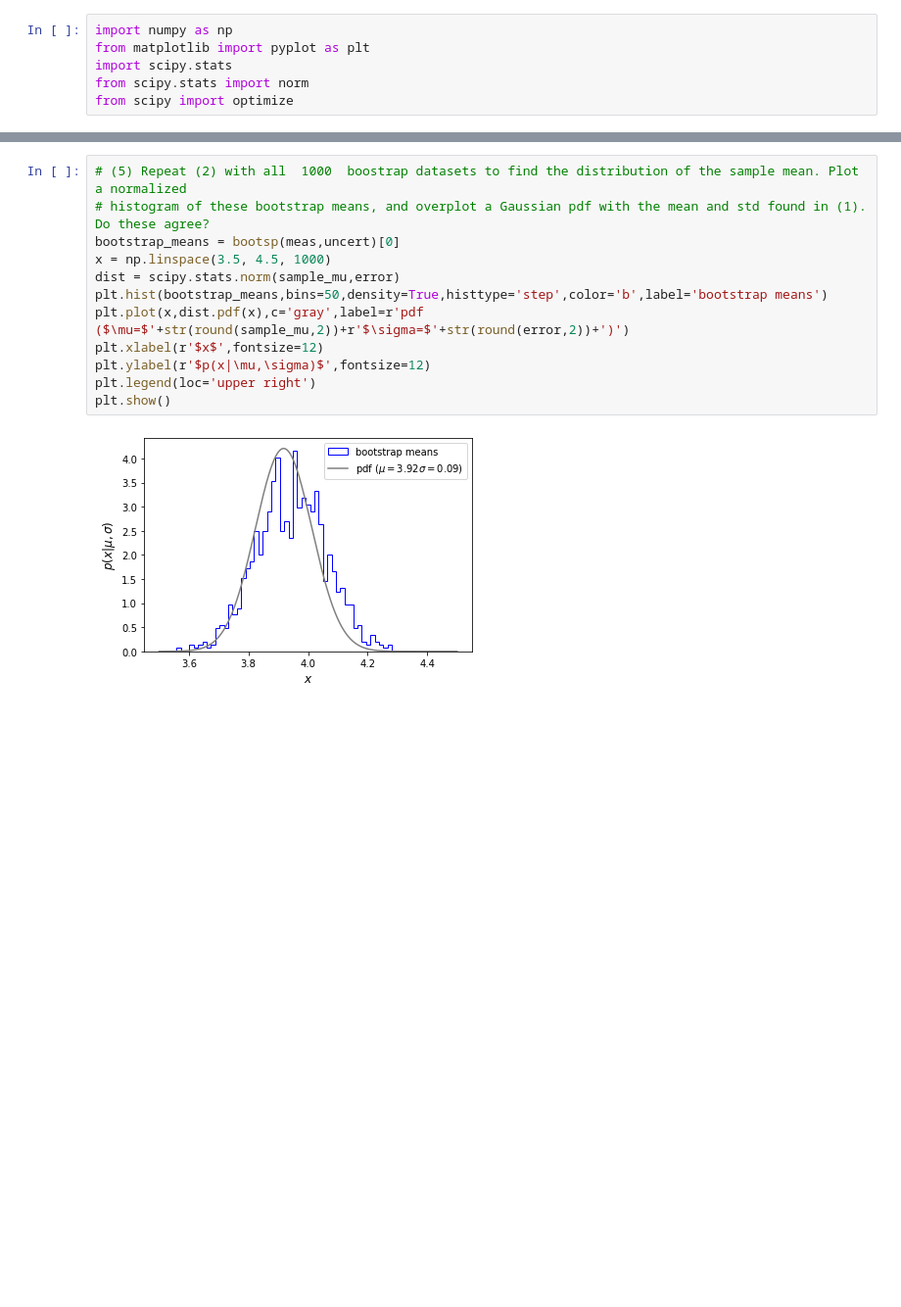
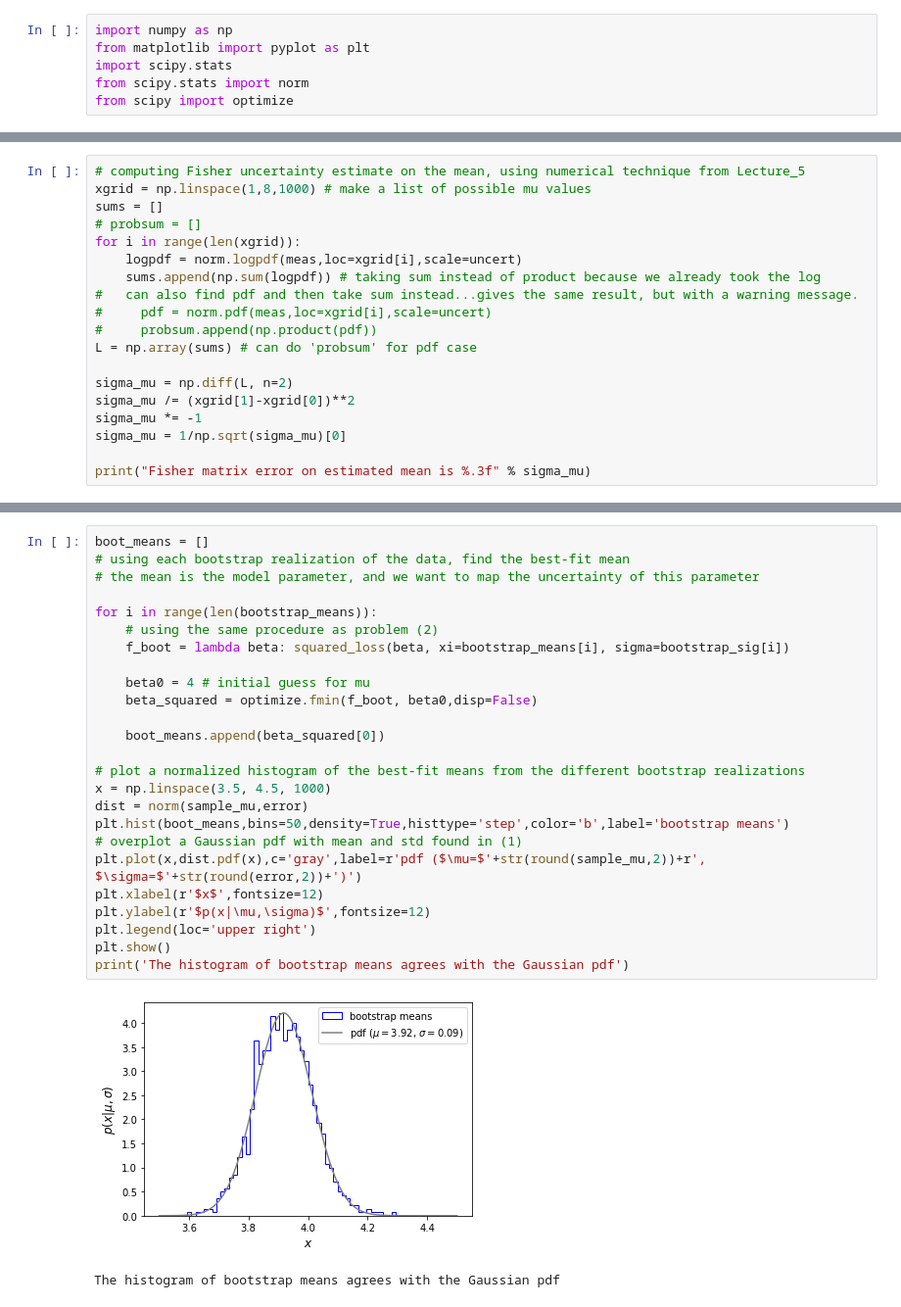
Before and after one commit to VanderbiltAstronomy/astr_8070_s22, a Jupyter notebook: coursework/student_folders/niana_mohammed/vu_astr8070_s22_hw3_NianaMohammed.ipynb, the cells around one changed output, grey strips where cells are left out. Shown at 98% size. Cells and saved outputs as stored; diff of their text form; blank space fills up the shorter version.

```diff
--- a/coursework/student_folders/niana_mohammed/vu_astr8070_s22_hw3_NianaMohammed.ipynb
+++ b/coursework/student_folders/niana_mohammed/vu_astr8070_s22_hw3_NianaMohammed.ipynb
@@ -105,0 +97,19 @@ error/np.sqrt(len(meas))
+# %%
+# computing Fisher uncertainty estimate on the mean, using numerical technique from Lecture_5
+xgrid = np.linspace(1,8,1000) # make a list of possible mu values
+sums = []
+# probsum = []
+for i in range(len(xgrid)):
+    logpdf = norm.logpdf(meas,loc=xgrid[i],scale=uncert)
+    sums.append(np.sum(logpdf)) # taking sum instead of product because we already took the log
+#   can also find pdf and then take sum instead...gives the same result, but with a warning message.
+#     pdf = norm.pdf(meas,loc=xgrid[i],scale=uncert)
+#     probsum.append(np.product(pdf))
+L = np.array(sums) # can do 'probsum' for pdf case
+
+sigma_mu = np.diff(L, n=2)
+sigma_mu /= (xgrid[1]-xgrid[0])**2
+sigma_mu *= -1
+sigma_mu = 1/np.sqrt(sigma_mu)[0]
+
+print("Fisher matrix error on estimated mean is %.3f" % sigma_mu)
@@ -138,14 +142,28 @@ array(['Y', 'G', 'B', 'R'], dtype='<U1')
 # %%
-# (5) Repeat (2) with all  1000  boostrap datasets to find the distribution of the sample mean. Plot a normalized
-# histogram of these bootstrap means, and overplot a Gaussian pdf with the mean and std found in (1). Do these agree?
-bootstrap_means = bootsp(meas,uncert)[0]
+boot_means = []
+# using each bootstrap realization of the data, find the best-fit mean
+# the mean is the model parameter, and we want to map the uncertainty of this parameter
+
+for i in range(len(bootstrap_means)):
+    # using the same procedure as problem (2)
+    f_boot = lambda beta: squared_loss(beta, xi=bootstrap_means[i], sigma=bootstrap_sig[i])
+
+    beta0 = 4 # initial guess for mu
+    beta_squared = optimize.fmin(f_boot, beta0,disp=False)
+
+    boot_means.append(beta_squared[0])
+
+# plot a normalized histogram of the best-fit means from the different bootstrap realizations
 x = np.linspace(3.5, 4.5, 1000)
-dist = scipy.stats.norm(sample_mu,error)
-plt.hist(bootstrap_means,bins=50,density=True,histtype='step',color='b',label='bootstrap means')
-plt.plot(x,dist.pdf(x),c='gray',label=r'pdf ($\mu=$'+str(round(sample_mu,2))+r'$\sigma=$'+str(round(error,2))+')')
+dist = norm(sample_mu,error)
+plt.hist(boot_means,bins=50,density=True,histtype='step',color='b',label='bootstrap means')
+# overplot a Gaussian pdf with mean and std found in (1)
+plt.plot(x,dist.pdf(x),c='gray',label=r'pdf ($\mu=$'+str(round(sample_mu,2))+r', $\sigma=$'+str(round(error,2))+')')
 plt.xlabel(r'$x$',fontsize=12)
 plt.ylabel(r'$p(x|\mu,\sigma)$',fontsize=12)
 plt.legend(loc='upper right')
 plt.show()
+print('The histogram of bootstrap means agrees with the Gaussian pdf')
 # %% [output]
-[figure, old version]
+[figure, new version]
+The histogram of bootstrap means agrees with the Gaussian pdf
```
Also changed, not shown: parts of 23 cells of this notebook, 2 other files.
